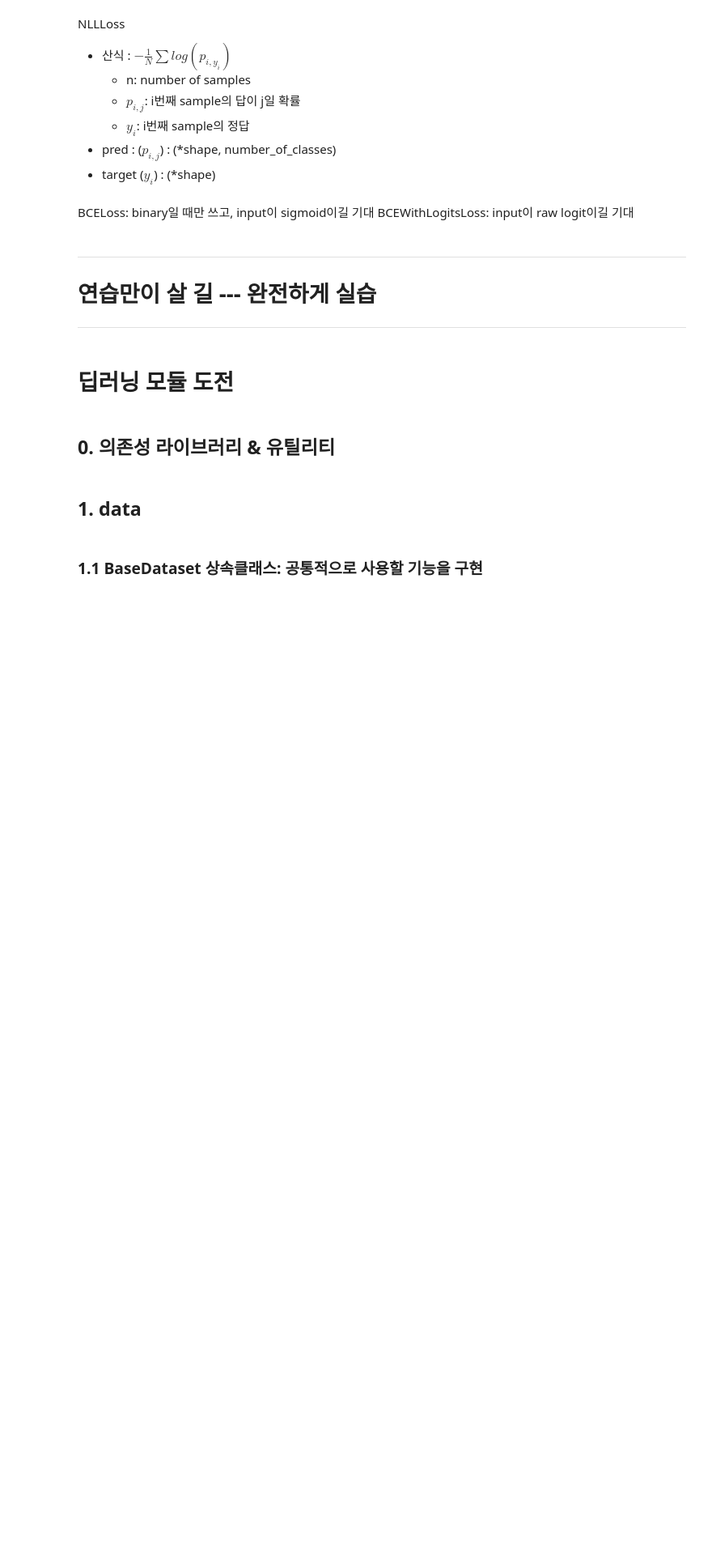
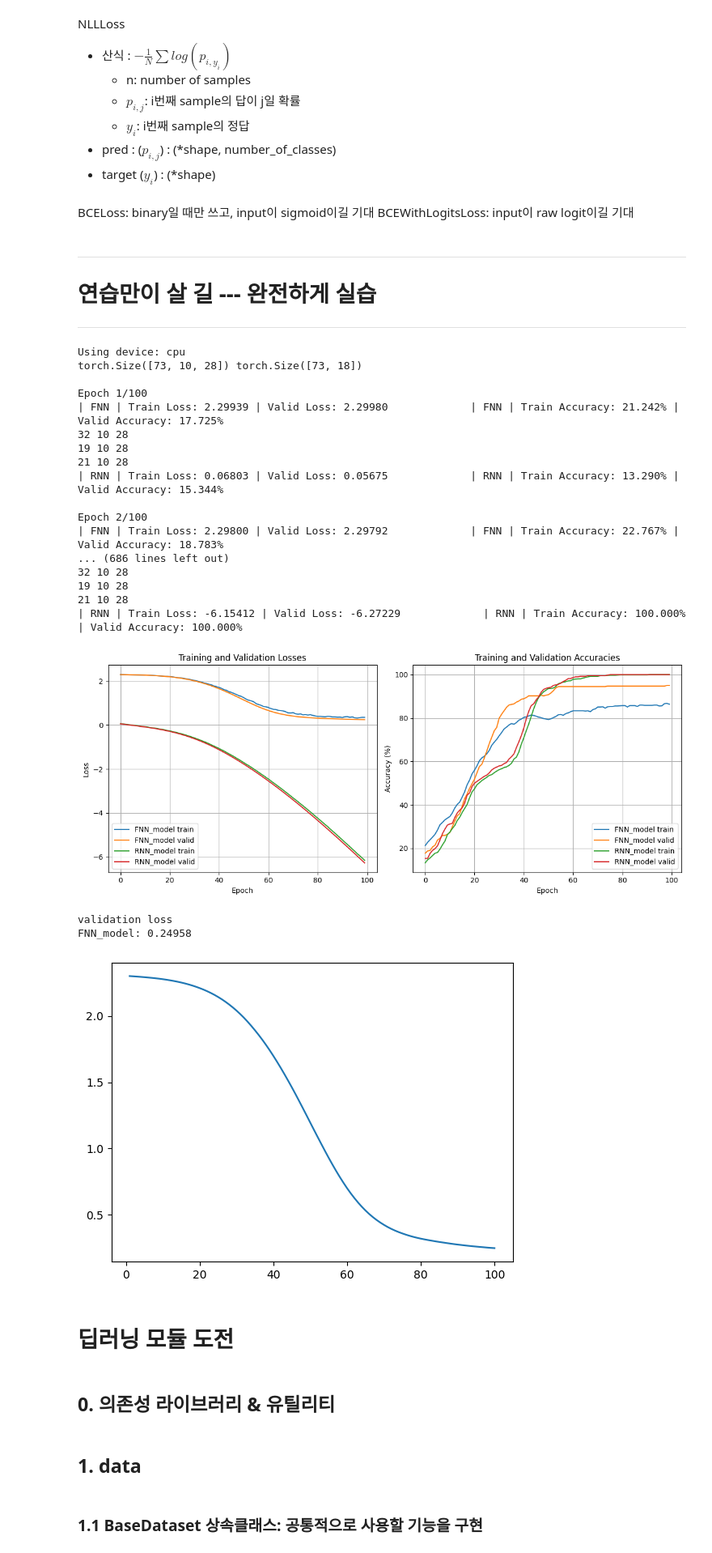
Before and after one commit to mean71/SeSAC_code, a Jupyter notebook: 딥러닝/Cookbook_Deep_Learning.ipynb, the cells around one changed output. Shown at 81% size. Cells and saved outputs as stored; diff of their text form; code cells hidden in the pictures; blank space fills up the shorter version.

```diff
--- a/딥러닝/Cookbook_Deep_Learning.ipynb
+++ b/딥러닝/Cookbook_Deep_Learning.ipynb
@@ -5903,7 +5902,7 @@ class Name_nationality_Dataset2: # 이름 -> 국가
         return self.Preprocessing_name()
 
     def Preprocessing_name(self):
-        files = glob.glob('./project_reference/data/names/*.txt')
+        files = glob.glob('./data/raw/names/*.txt')
         # print(f'{len(files)} fiels',*files,sep='\n')
         for file in files:
             with open(file) as f:
@@ -6197,33 +6196,55 @@ if __name__ == "__main__":
     # 결과 시각화
     plt.figure(figsize=(12,5))
     # 손실 그래프
     plt.subplot(1, 2, 1)
     for model in loss_history:
         plt.plot(loss_history[model]['train'], label=f'{model} train')
         plt.plot(loss_history[model]['valid'], label=f'{model} valid')
 
     plt.xlabel('Epoch'); plt.ylabel('Loss')
     plt.title('Training and Validation Losses')
     plt.legend(); plt.grid(True)
     # 정확도 그래프
     plt.subplot(1, 2, 2)
     for model in accuracy_history:
         plt.plot(accuracy_history[model]['train'], label=f'{model} train')
         plt.plot(accuracy_history[model]['valid'], label=f'{model} valid')
     plt.xlabel('Epoch'); plt.ylabel('Accuracy (%)')
     plt.title('Training and Validation Accuracies')
     plt.legend(); plt.grid(True)
 
     plt.tight_layout()
     plt.show()
 
     # 손실 계산
     print("validation loss")
     for model in loss_history:
         x= loss_history[model]['valid'][-1]
         print(f'{model}: {x:.5f}')
         plot_loss_history(loss_history[model]['valid'])
         break
+# %% [output]
+Using device: cpu
+torch.Size([73, 10, 28]) torch.Size([73, 18])
+
+Epoch 1/100
+| FNN | Train Loss: 2.29939 | Valid Loss: 2.29980             | FNN | Train Accuracy: 21.242% | Valid Accuracy: 17.725%
+32 10 28
+19 10 28
+21 10 28
+| RNN | Train Loss: 0.06803 | Valid Loss: 0.05675             | RNN | Train Accuracy: 13.290% | Valid Accuracy: 15.344%
+
+Epoch 2/100
+| FNN | Train Loss: 2.29800 | Valid Loss: 2.29792             | FNN | Train Accuracy: 22.767% | Valid Accuracy: 18.783%
+... (686 lines left out)
+32 10 28
+19 10 28
+21 10 28
+| RNN | Train Loss: -6.15412 | Valid Loss: -6.27229             | RNN | Train Accuracy: 100.000% | Valid Accuracy: 100.000%
+[figure, added]
+validation loss
+FNN_model: 0.24958
+[figure, added]
 # %% [markdown]
 # 딥러닝 모듈 도전
 # %% [markdown]
```
Also changed, not shown: parts of 24 cells of this notebook, 2 other files.
